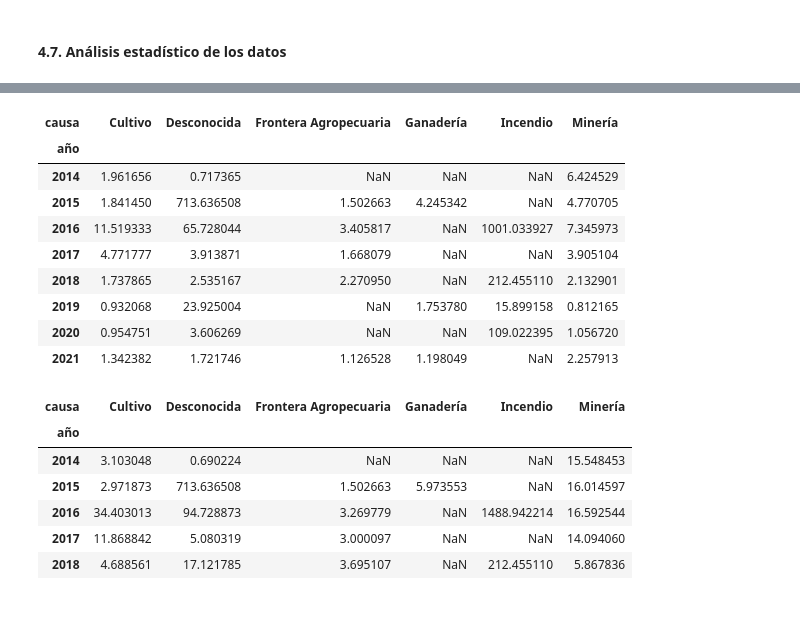
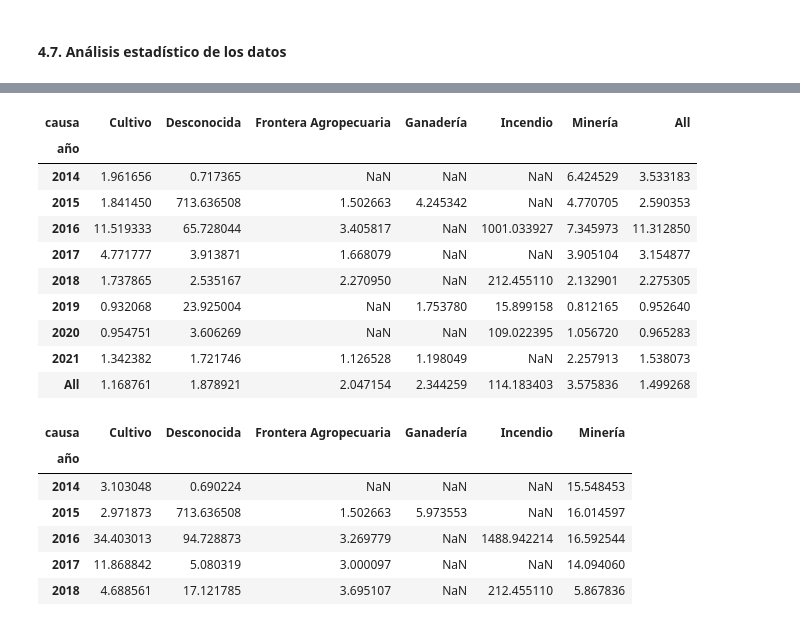
Before and after one commit to JohnQuintero08/deforestacion_choco, a Jupyter notebook: tratamiento_de_datos.ipynb, the cells around one changed output, grey strips where cells are left out. Saved outputs shown, nothing was run; the diff lists cells and outputs as text; code cells hidden in the pictures.

```diff
--- a/tratamiento_de_datos.ipynb
+++ b/tratamiento_de_datos.ipynb
@@ -473,21 +523,23 @@ causas_pivot
 # %%
 # Esta tabla resume la media de la cantidad de hectáreas arrasadas por cada una de las causas en los diferentes años
 causas_pivot_median = df_deforestacion.query('causa in @seis_principales_causas.causa').pivot_table(columns='causa',
                                                                                              index='año',
                                                                                              values='area_ha',
-                                                                                             aggfunc='median')
+                                                                                             aggfunc='median',
+                                                                                             margins=True)
 causas_pivot_median
 # %% [output]
-| causa | Cultivo | Desconocida | Frontera Agropecuaria | Ganadería | Incendio | Minería |
-| año |  |  |  |  |  |  |
-| 2014 | 1.961656 | 0.717365 | NaN | NaN | NaN | 6.424529 |
-| 2015 | 1.841450 | 713.636508 | 1.502663 | 4.245342 | NaN | 4.770705 |
-| 2016 | 11.519333 | 65.728044 | 3.405817 | NaN | 1001.033927 | 7.345973 |
-| 2017 | 4.771777 | 3.913871 | 1.668079 | NaN | NaN | 3.905104 |
-| 2018 | 1.737865 | 2.535167 | 2.270950 | NaN | 212.455110 | 2.132901 |
-| 2019 | 0.932068 | 23.925004 | NaN | 1.753780 | 15.899158 | 0.812165 |
-| 2020 | 0.954751 | 3.606269 | NaN | NaN | 109.022395 | 1.056720 |
-| 2021 | 1.342382 | 1.721746 | 1.126528 | 1.198049 | NaN | 2.257913 |
+| causa | Cultivo | Desconocida | Frontera Agropecuaria | Ganadería | Incendio | Minería | All |
+| año |  |  |  |  |  |  |  |
+| 2014 | 1.961656 | 0.717365 | NaN | NaN | NaN | 6.424529 | 3.533183 |
+| 2015 | 1.841450 | 713.636508 | 1.502663 | 4.245342 | NaN | 4.770705 | 2.590353 |
+| 2016 | 11.519333 | 65.728044 | 3.405817 | NaN | 1001.033927 | 7.345973 | 11.312850 |
+| 2017 | 4.771777 | 3.913871 | 1.668079 | NaN | NaN | 3.905104 | 3.154877 |
+| 2018 | 1.737865 | 2.535167 | 2.270950 | NaN | 212.455110 | 2.132901 | 2.275305 |
+| 2019 | 0.932068 | 23.925004 | NaN | 1.753780 | 15.899158 | 0.812165 | 0.952640 |
+| 2020 | 0.954751 | 3.606269 | NaN | NaN | 109.022395 | 1.056720 | 0.965283 |
+| 2021 | 1.342382 | 1.721746 | 1.126528 | 1.198049 | NaN | 2.257913 | 1.538073 |
+| All | 1.168761 | 1.878921 | 2.047154 | 2.344259 | 114.183403 | 3.575836 | 1.499268 |
 # %%
 # Esta tabla resume el promedio de la cantidad de hectáreas arrasadas por cada una de las causas en los diferentes años
 causas_pivot_mean = df_deforestacion.query('causa in @seis_principales_causas.causa').pivot_table(columns='causa',
```
Also changed, not shown: parts of 9 cells of this notebook, 3 other files.
